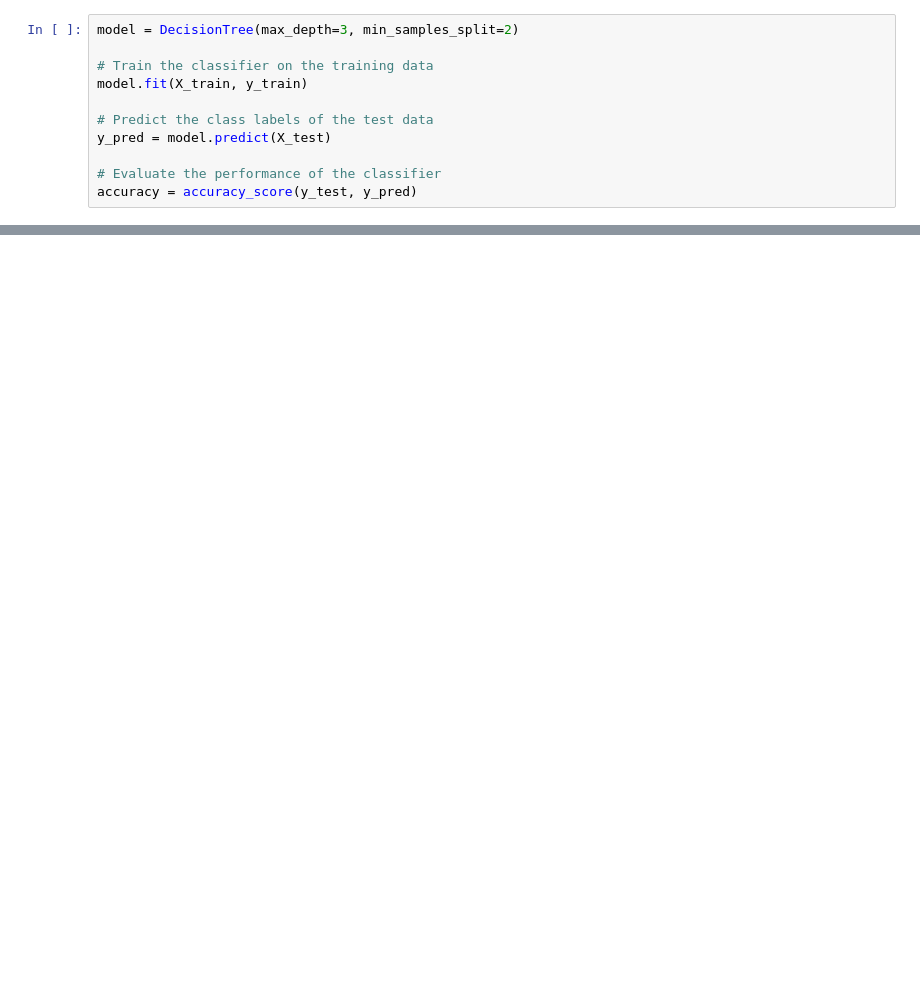
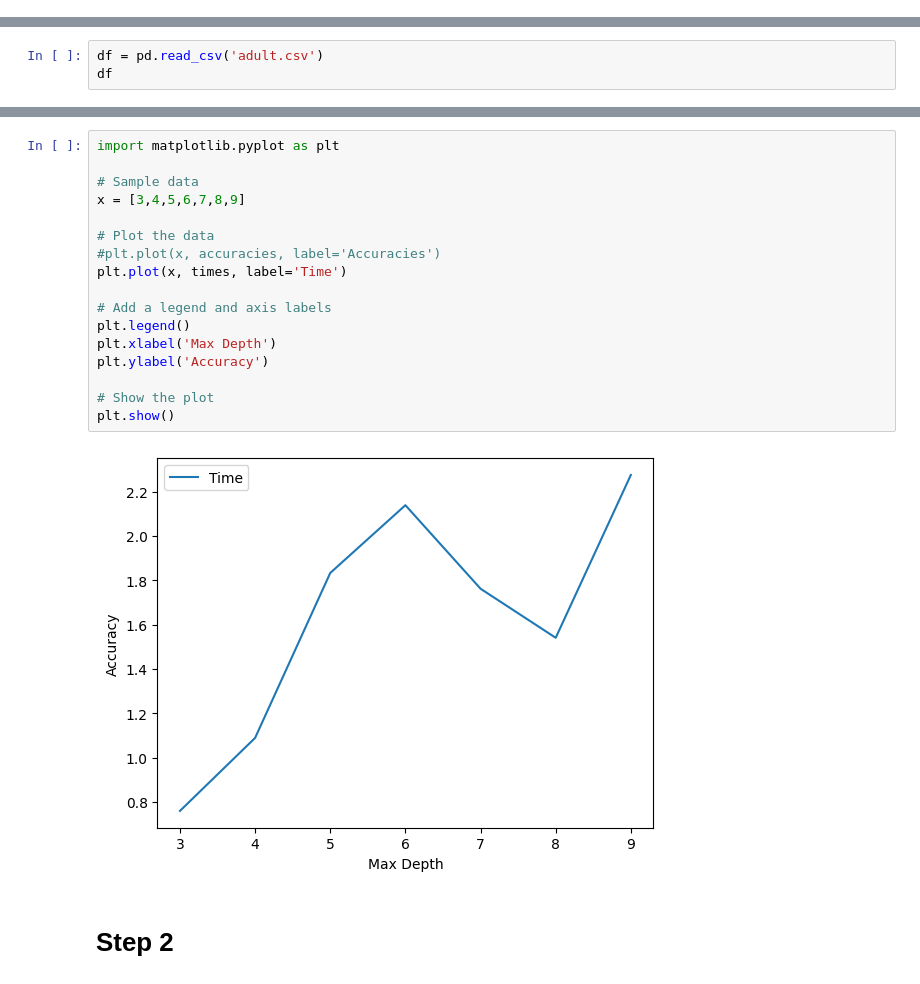
Before and after one commit to jonathansrinivasan/big_data_scaling_project, a Jupyter notebook: main.ipynb, the cells around one changed output, grey strips where cells are left out. Cells and saved outputs as stored; diff of their text form; blank space fills up the shorter version.

```diff
--- a/main.ipynb
+++ b/main.ipynb
@@ -276,11 +0,0 @@ class DecisionTree:
-# %%
-model = DecisionTree(max_depth=3, min_samples_split=2)
-
-# Train the classifier on the training data
-model.fit(X_train, y_train)
-
-# Predict the class labels of the test data
-y_pred = model.predict(X_test)
-
-# Evaluate the performance of the classifier
-accuracy = accuracy_score(y_test, y_pred)
@@ -286,0 +22,3 @@ accuracy = accuracy_score(y_test, y_pred)
+# %%
+df = pd.read_csv('adult.csv')
+df
@@ -286,0 +209,21 @@ accuracy = accuracy_score(y_test, y_pred)
+# %%
+import matplotlib.pyplot as plt
+
+# Sample data
+x = [3,4,5,6,7,8,9]
+
+# Plot the data
+#plt.plot(x, accuracies, label='Accuracies')
+plt.plot(x, times, label='Time')
+
+# Add a legend and axis labels
+plt.legend()
+plt.xlabel('Max Depth')
+plt.ylabel('Accuracy')
+
+# Show the plot
+plt.show()
+# %% [output]
+[figure, added]
+# %% [markdown]
+# Step 2
```
Also changed, not shown: parts of 34 cells of this notebook, 1 other file.
